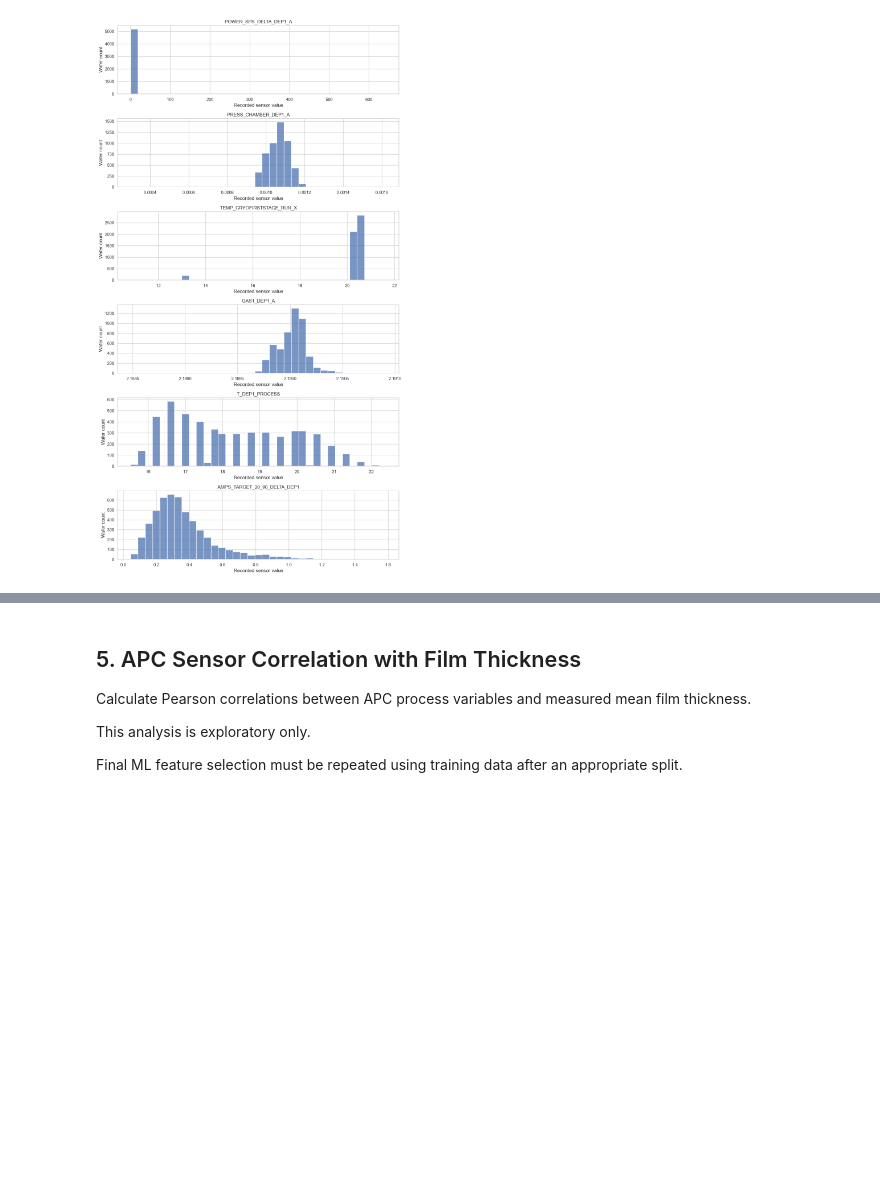
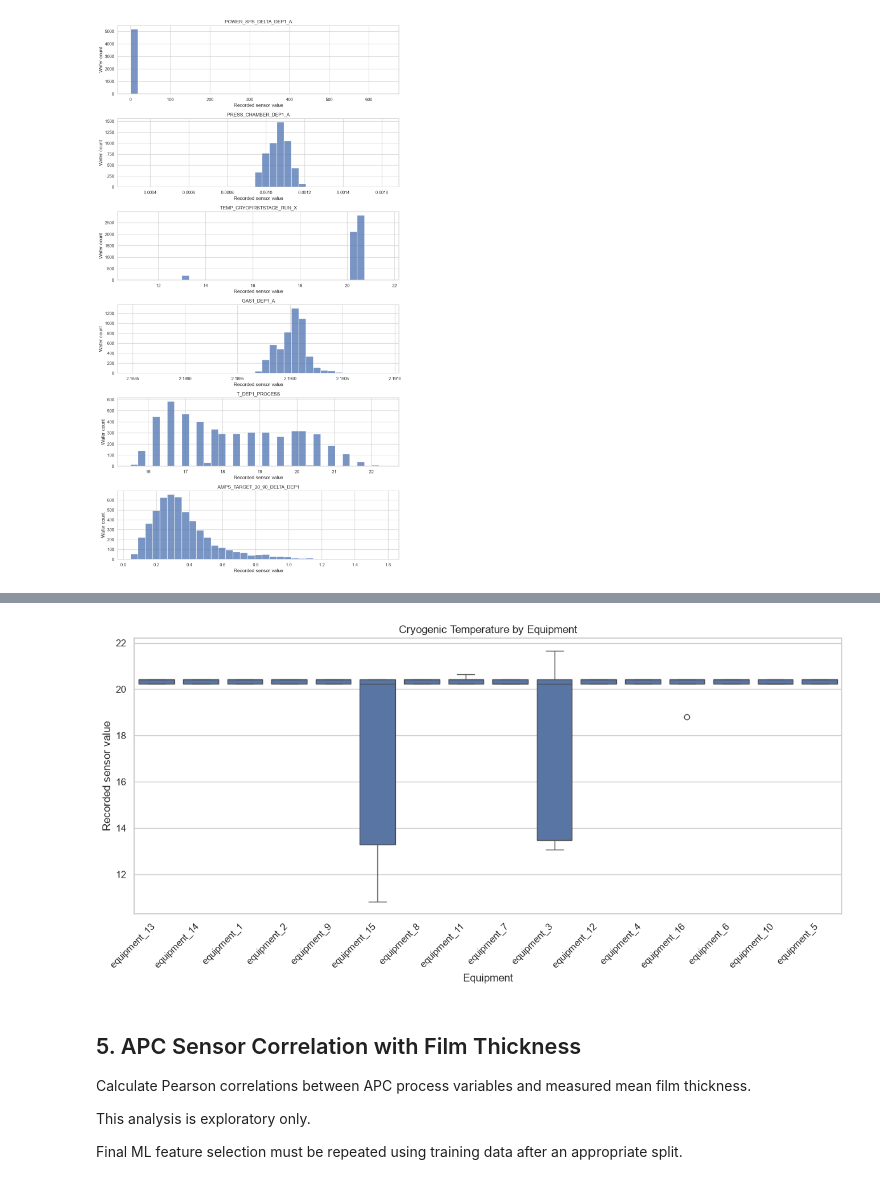
Before and after one commit to Tarun-Raja/STRATUM, a Jupyter notebook: notebooks/04_process_sensor_analysis.ipynb, the cells around one changed output, grey strips where cells are left out. Saved outputs shown, nothing was run; the diff lists cells and outputs as text; code cells hidden in the pictures; blank space fills up the shorter version.

```diff
--- a/notebooks/04_process_sensor_analysis.ipynb
+++ b/notebooks/04_process_sensor_analysis.ipynb
@@ -386,3 +454,27 @@ plt.show()
+# %%
+
+# Temperature distribution by equipment
+
+sensor = "TEMP_CRYOFIRSTSTAGE_RUN_X"
+
+plt.figure(figsize=(12, 6))
+
+sns.boxplot(
+    data=df,
+    x="equipment",
+    y=sensor
+)
+
+plt.title("Cryogenic Temperature by Equipment")
+plt.xlabel("Equipment")
+plt.ylabel("Recorded sensor value")
+
+plt.xticks(rotation=45, ha="right")
+
+plt.tight_layout()
+plt.show()
+# %% [output]
+[figure, added]
 # %% [markdown]
 ## 5. APC Sensor Correlation with Film Thickness
 
```
Also changed, not shown: parts of 4 cells of this notebook.
